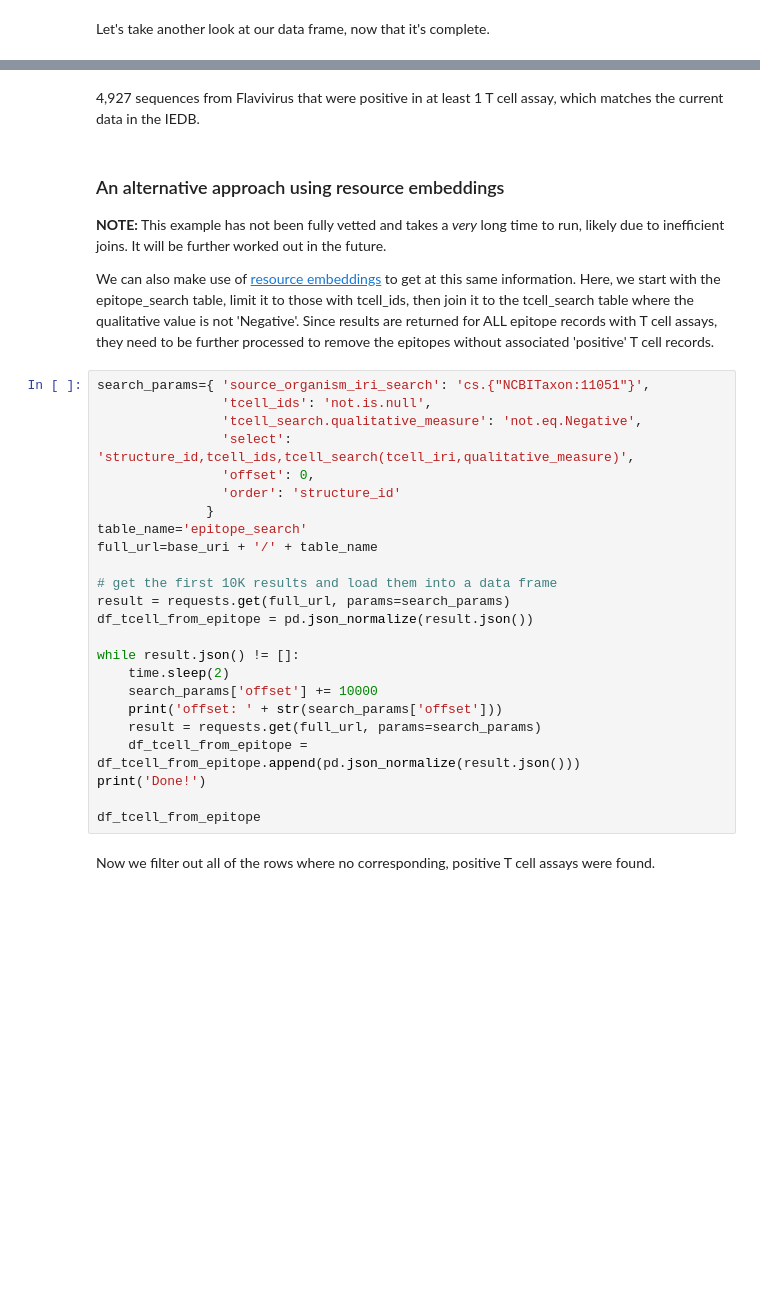
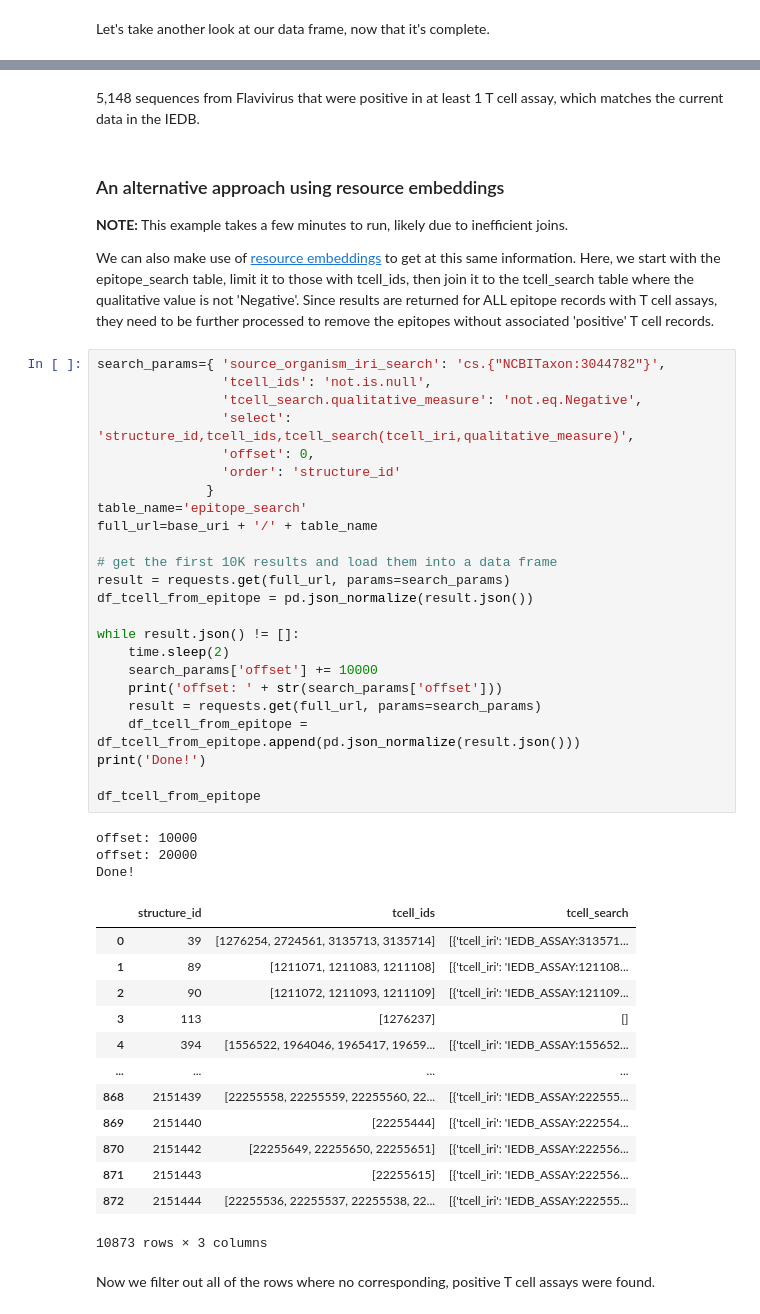
Before and after one commit to IEDB/IQ-API-use-cases, a Jupyter notebook: python/use_case_1g.ipynb, the cells around one changed output, grey strips where cells are left out. Saved outputs shown, nothing was run; the diff lists cells and outputs as text; blank space fills up the shorter version.

```diff
--- a/python/use_case_1g.ipynb
+++ b/python/use_case_1g.ipynb
@@ -171,35 +283,52 @@ df_tcell.drop_duplicates(subset = ['linear_sequence'])
 # %% [markdown]
-4,927 sequences from Flavivirus that were positive in at least 1 T cell assay, which matches the current data in the IEDB.
+5,148 sequences from Flavivirus that were positive in at least 1 T cell assay, which matches the current data in the IEDB.
 # %% [markdown]
 ### An alternative approach using resource embeddings
 
-**NOTE:**  This example has not been fully vetted and takes a *very* long time to run, likely due to inefficient joins.  It will be further worked out in the future.
+**NOTE:**  This example takes a few minutes to run, likely due to inefficient joins.
 
 We can also make use of [resource embeddings](https://postgrest.org/en/stable/api.html#resource-embedding) to get at this same information.  Here, we start with the epitope_search table, limit it to those with tcell_ids, then join it to the tcell_search table where the qualitative value is not 'Negative'.  Since results are returned for ALL epitope records with T cell assays, they need to be further processed to remove the epitopes without associated 'positive' T cell records.
 # %%
-search_params={ 'source_organism_iri_search': 'cs.{"NCBITaxon:11051"}',
+search_params={ 'source_organism_iri_search': 'cs.{"NCBITaxon:3044782"}',
                 'tcell_ids': 'not.is.null',
                 'tcell_search.qualitative_measure': 'not.eq.Negative',
                 'select': 'structure_id,tcell_ids,tcell_search(tcell_iri,qualitative_measure)',
                 'offset': 0,
                 'order': 'structure_id'
               }
 table_name='epitope_search'
 full_url=base_uri + '/' + table_name
 
 # get the first 10K results and load them into a data frame
 result = requests.get(full_url, params=search_params)
 df_tcell_from_epitope = pd.json_normalize(result.json())
 
 while result.json() != []:
     time.sleep(2)
     search_params['offset'] += 10000
     print('offset: ' + str(search_params['offset']))
     result = requests.get(full_url, params=search_params)
     df_tcell_from_epitope = df_tcell_from_epitope.append(pd.json_normalize(result.json()))
 print('Done!')
 
 df_tcell_from_epitope
+# %% [output]
+offset: 10000
+offset: 20000
+Done!
+|  | structure_id | tcell_ids | tcell_search |
+| 0 | 39 | [1276254, 2724561, 3135713, 3135714] | [{'tcell_iri': 'IEDB_ASSAY:313571... |
+| 1 | 89 | [1211071, 1211083, 1211108] | [{'tcell_iri': 'IEDB_ASSAY:121108... |
+| 2 | 90 | [1211072, 1211093, 1211109] | [{'tcell_iri': 'IEDB_ASSAY:121109... |
+| 3 | 113 | [1276237] | [] |
+| 4 | 394 | [1556522, 1964046, 1965417, 19659... | [{'tcell_iri': 'IEDB_ASSAY:155652... |
+| ... | ... | ... | ... |
+| 868 | 2151439 | [22255558, 22255559, 22255560, 22... | [{'tcell_iri': 'IEDB_ASSAY:222555... |
+| 869 | 2151440 | [22255444] | [{'tcell_iri': 'IEDB_ASSAY:222554... |
+| 870 | 2151442 | [22255649, 22255650, 22255651] | [{'tcell_iri': 'IEDB_ASSAY:222556... |
+| 871 | 2151443 | [22255615] | [{'tcell_iri': 'IEDB_ASSAY:222556... |
+| 872 | 2151444 | [22255536, 22255537, 22255538, 22... | [{'tcell_iri': 'IEDB_ASSAY:222555... |
+10873 rows × 3 columns
 # %% [markdown]
 Now we filter out all of the rows where no corresponding, positive T cell assays were found.
 # %%
```
Also changed, not shown: parts of 14 cells of this notebook, 1 other file.
